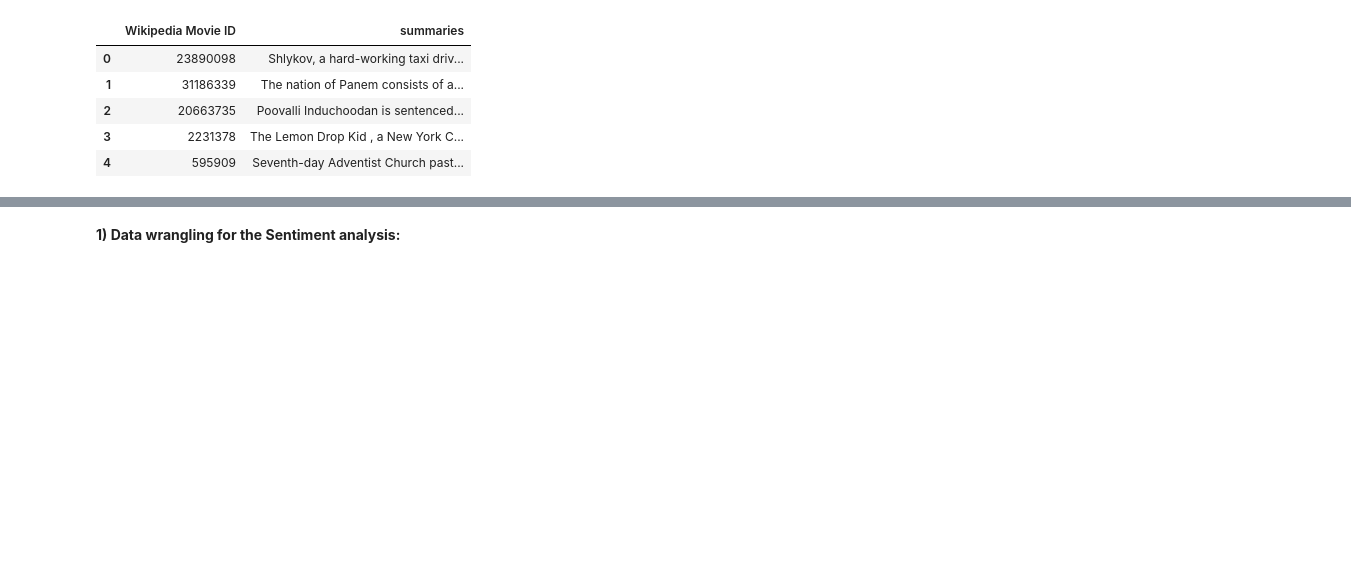
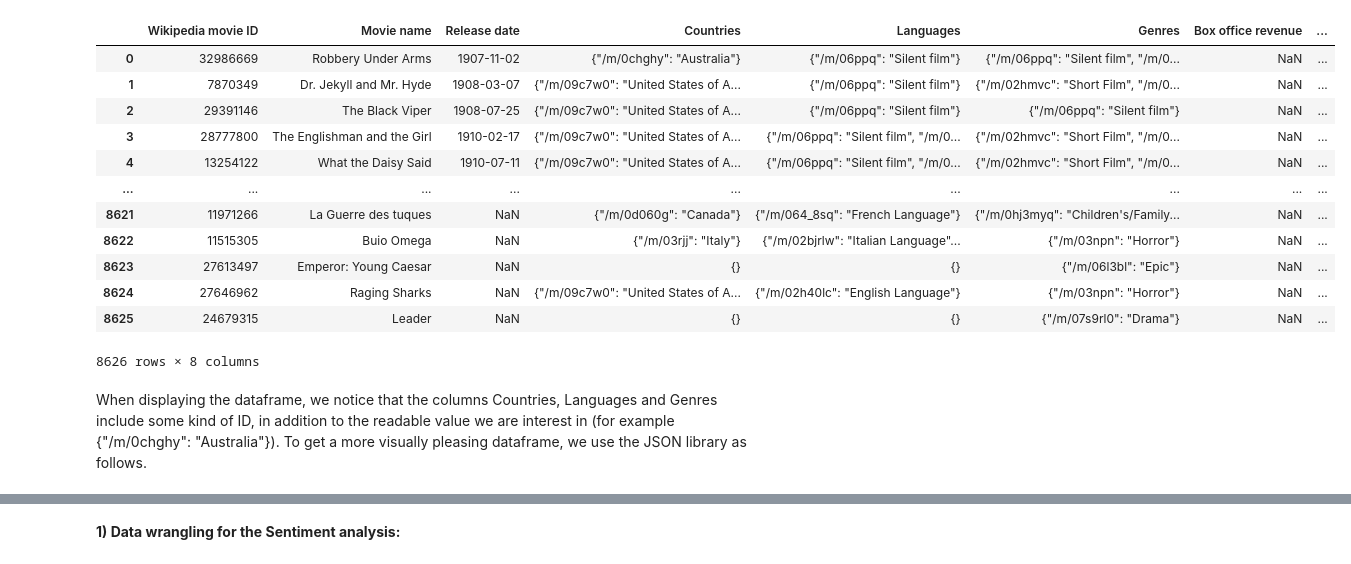
Before and after one commit to epfl-ada/ada-2023-project-boat2023, a Jupyter notebook: Playing_around.ipynb, the cells around one changed output, grey strips where cells are left out. Drawn from its saved outputs; the diff is of its cells as text; code cells hidden in the pictures; blank space fills up the shorter version.

```diff
--- a/Playing_around.ipynb
+++ b/Playing_around.ipynb
@@ -52 +28,9 @@ First of all, we need to load the data and store it in a dataframe.
+# %%
+KEYWORDS = [ "Terrorism", "Terrorist", "Terrorists", "Jihad", "Extremism", "Extremist", "Attacks", "Attack", "Bombs", "Bombing", "Bombers",
+            "Hijack", "Hijacking", "Kidnap", "Kidnapping", "Counterterrorism", "Counterterrorist", "Radicalization", "Radicalized",
+            "Security Threat", "Political Violence", "Suicide Bomber", "War on Terror", "Homeland Security", "National Security", "Intelligence Agencies",
+            "Counterinsurgency", "Terrorist Cells", "Radical Ideology", "Terrorist Plot", "Terrorist Organization", "Hostage Crisis", "Terrorism Investigation",
+            "Counterterrorist Operation", "Radical", "Guerrilla Warfare", "Insurgency", "Terror Threat", "Covert Operations", "Political Unrest", "Martyrdom",
+            "Cyberterrorism", "Terrorism Financing", "Violent Extremism", "Terrorist Recruitment", "Suicide Attacks", "Terrorist Sleeper Cells",
+            "Counterterror Measures", "Clandestine Activities", "Security Intelligence" ]
 # %%
@@ -78,0 +55,9 @@ We need to read the plot_summaries file (containing the movie plots) and store i
+# %%
+#import the data from movie.metadata and rename its columns
+column_names = ['Wikipedia movie ID', 'Freebase movie ID', 'Movie name', 'Release date', 'Box office revenue', 'Runtime', 'Languages', 'Countries', 'Genres']
+movies_data = pd.read_csv('data/movie.metadata.tsv', delimiter= '\t',on_bad_lines='skip', names=column_names, header=0)
+# %%
+# Filter the movies_data DataFrame to include only the rows with IDs that are present in the movie_ids list
+filtered_data = movies_data[movies_data['Wikipedia movie ID'].isin(movie_ids)][['Wikipedia movie ID','Movie name', 'Release date','Countries', 'Languages', 'Genres','Box office revenue']]
+filtered_data = filtered_data.sort_values(by=['Release date'])
+display(filtered_data)
@@ -79,12 +78,22 @@ We need to read the plot_summaries file (containing the movie plots) and store i
+# %%
+df_summaries.columns = ['Wikipedia movie ID', 'Plot Summary']
 # %%
-# Read the Movie Summary Dataset
-df_summaries = pd.read_csv('data/plot_summaries.txt', sep = '\t', header=None, names = ['Wikipedia Movie ID', 'summaries'])
-# Display the first 5 elements of the dataframe
-df_summaries.head()
+#Merge filtered_data with movies_data
+df_terrorism_summaries = pd.merge(filtered_data, df_summaries, on='Wikipedia movie ID')
+df_terrorism_summaries
 # %% [output]
-|  | Wikipedia Movie ID | summaries |
-| 0 | 23890098 | Shlykov, a hard-working taxi driv... |
-| 1 | 31186339 | The nation of Panem consists of a... |
-| 2 | 20663735 | Poovalli Induchoodan is sentenced... |
-| 3 | 2231378 | The Lemon Drop Kid , a New York C... |
-| 4 | 595909 | Seventh-day Adventist Church past... |
+|  | Wikipedia movie ID | Movie name | Release date | Countries | Languages | Genres | Box office revenue | ... |
+| 0 | 32986669 | Robbery Under Arms | 1907-11-02 | {"/m/0chghy": "Australia"} | {"/m/06ppq": "Silent film"} | {"/m/06ppq": "Silent film", "/m/0... | NaN | ... |
+| 1 | 7870349 | Dr. Jekyll and Mr. Hyde | 1908-03-07 | {"/m/09c7w0": "United States of A... | {"/m/06ppq": "Silent film"} | {"/m/02hmvc": "Short Film", "/m/0... | NaN | ... |
+| 2 | 29391146 | The Black Viper | 1908-07-25 | {"/m/09c7w0": "United States of A... | {"/m/06ppq": "Silent film"} | {"/m/06ppq": "Silent film"} | NaN | ... |
+| 3 | 28777800 | The Englishman and the Girl | 1910-02-17 | {"/m/09c7w0": "United States of A... | {"/m/06ppq": "Silent film", "/m/0... | {"/m/02hmvc": "Short Film", "/m/0... | NaN | ... |
+| 4 | 13254122 | What the Daisy Said | 1910-07-11 | {"/m/09c7w0": "United States of A... | {"/m/06ppq": "Silent film", "/m/0... | {"/m/02hmvc": "Short Film", "/m/0... | NaN | ... |
+| ... | ... | ... | ... | ... | ... | ... | ... | ... |
+| 8621 | 11971266 | La Guerre des tuques | NaN | {"/m/0d060g": "Canada"} | {"/m/064_8sq": "French Language"} | {"/m/0hj3myq": "Children's/Family... | NaN | ... |
+| 8622 | 11515305 | Buio Omega | NaN | {"/m/03rjj": "Italy"} | {"/m/02bjrlw": "Italian Language"... | {"/m/03npn": "Horror"} | NaN | ... |
+| 8623 | 27613497 | Emperor: Young Caesar | NaN | {} | {} | {"/m/06l3bl": "Epic"} | NaN | ... |
+| 8624 | 27646962 | Raging Sharks | NaN | {"/m/09c7w0": "United States of A... | {"/m/02h40lc": "English Language"} | {"/m/03npn": "Horror"} | NaN | ... |
+| 8625 | 24679315 | Leader | NaN | {} | {} | {"/m/07s9rl0": "Drama"} | NaN | ... |
+8626 rows × 8 columns
+# %% [markdown]
+When displaying the dataframe, we notice that the columns Countries, Languages and Genres include some kind of ID, in addition to the readable value we are interest in (for example {"/m/0chghy": "Australia"}). To get a more visually pleasing dataframe, we use the JSON library as follows.
```
Also changed, not shown: parts of 56 cells of this notebook, 2 other files.
